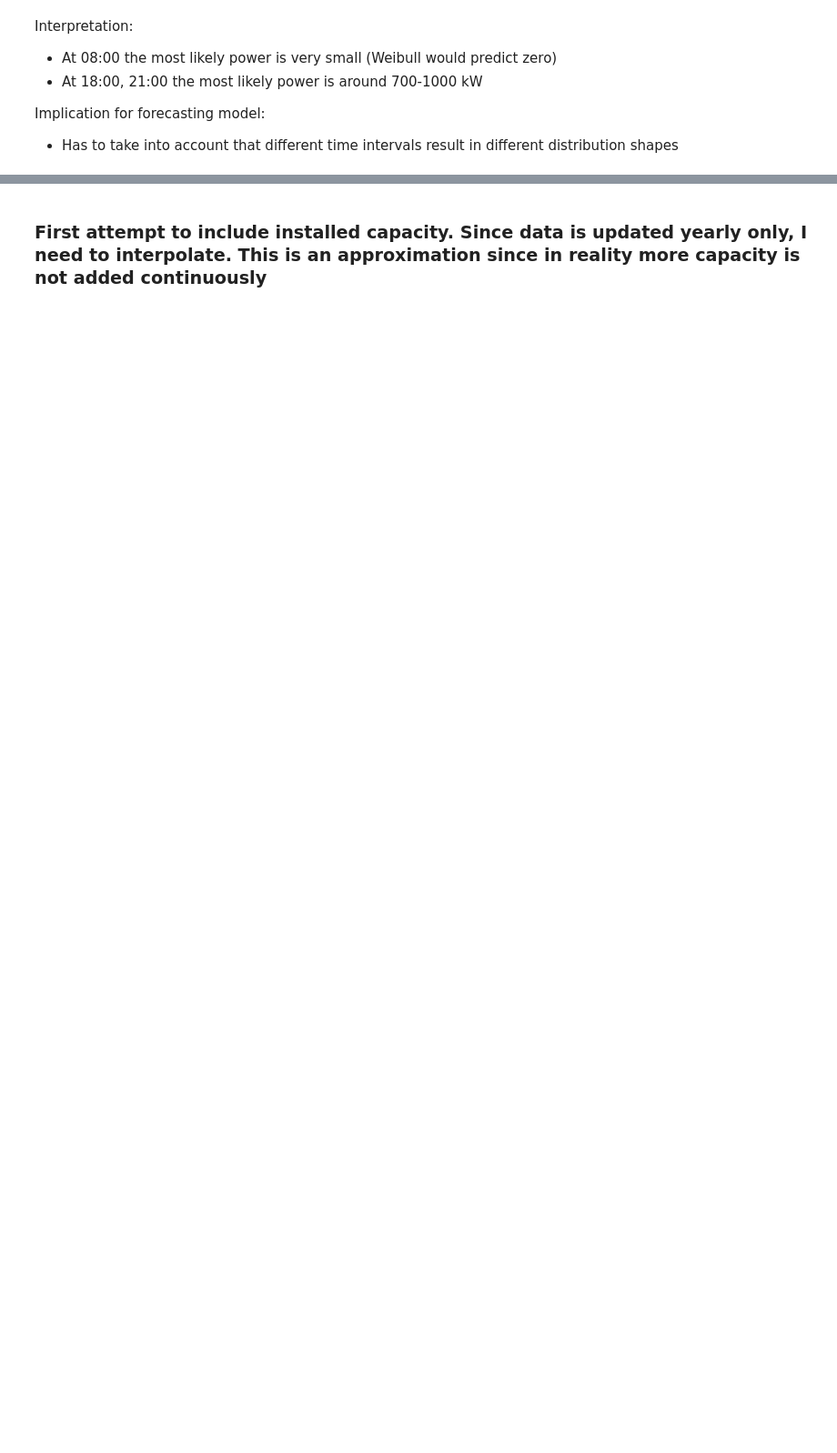
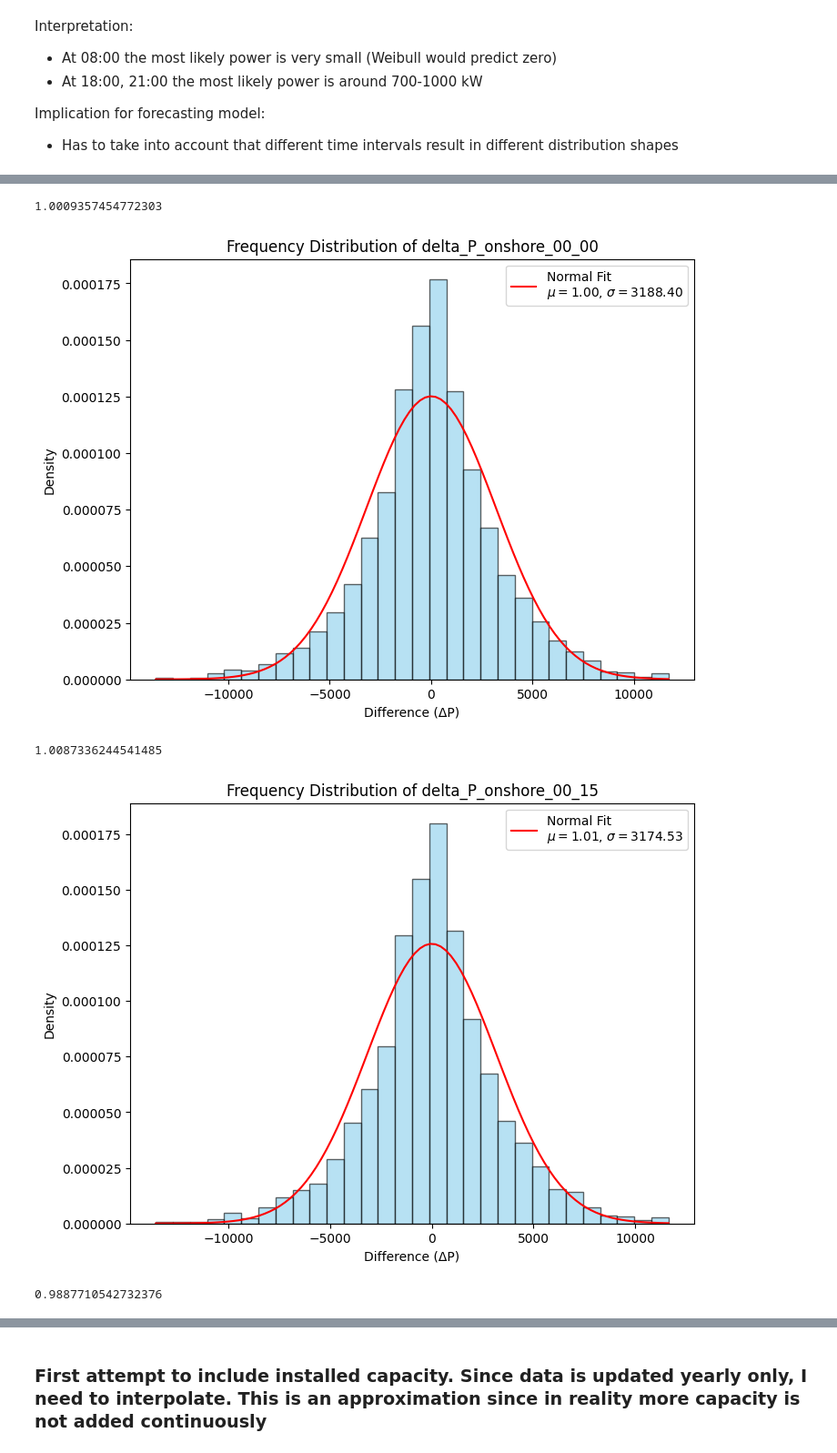
Before and after one commit to Manuel3567/master-thesis, a Jupyter notebook: notebooks/002_electricity_generation.ipynb, the cells around one changed output, grey strips where cells are left out. Shown at 91% size. Cells and saved outputs as stored; diff of their text form; code cells hidden in the pictures; blank space fills up the shorter version.

```diff
--- a/notebooks/002_electricity_generation.ipynb
+++ b/notebooks/002_electricity_generation.ipynb
@@ -212,0 +191,3 @@ Implication for forecasting model:
+# %%
+reshaped2 = add_previous_day_and_calculate_differences(aggregated_power)
+reshaped2
@@ -212,0 +209,8 @@ Implication for forecasting model:
+# %%
+plot_difference_histograms(reshaped2)
+# %% [output]
+1.0009357454772303
+[figure, added]
+1.0087336244541485
+[figure, added]
+0.9887710542732376
```
Also changed, not shown: parts of 74 cells of this notebook, 11 other files.
